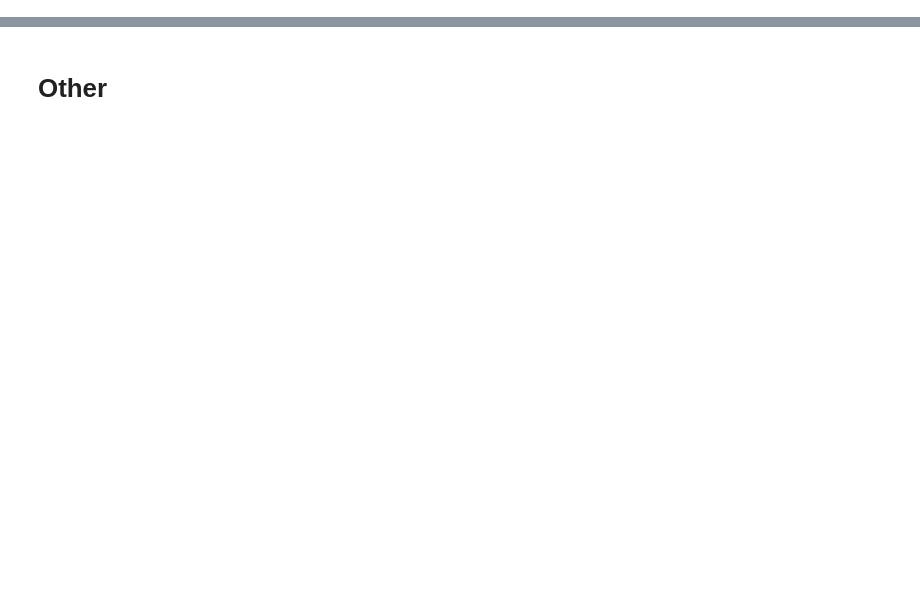
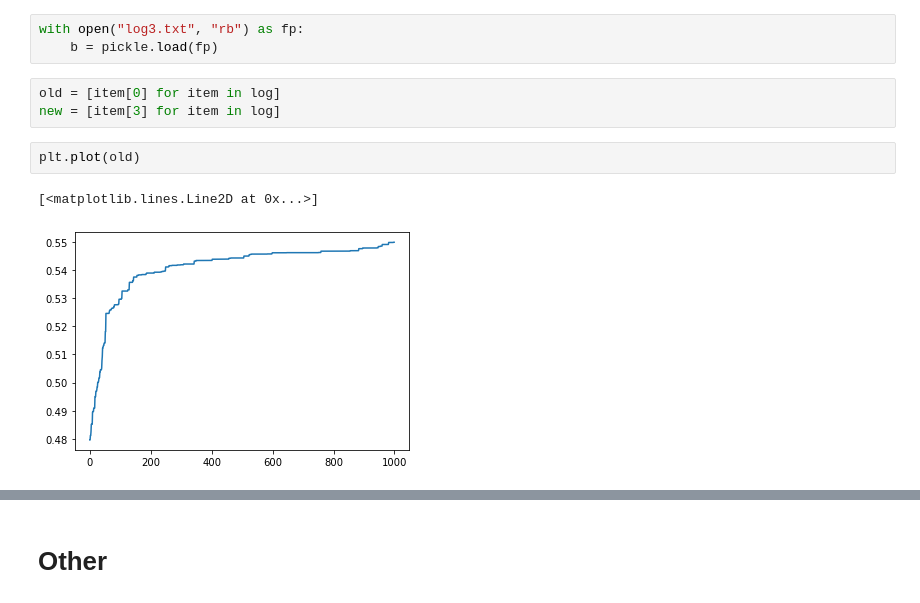
Before and after one commit to iamsmurph/SymBreak, a Jupyter notebook: generation_v4.ipynb, the cells around one changed output, grey strips where cells are left out. Drawn from its saved outputs; the diff is of its cells as text; blank space fills up the shorter version.

```diff
--- a/generation_v4.ipynb
+++ b/generation_v4.ipynb
@@ -210,0 +229,11 @@ Rejected: New score 0.18 <= old score 0.18
+# %%
+with open("log3.txt", "rb") as fp:
+    b = pickle.load(fp)
+# %%
+old = [item[0] for item in log]
+new = [item[3] for item in log]
+# %%
+plt.plot(old)
+# %% [output]
+[<matplotlib.lines.Line2D at 0x...>]
+[figure, added]
```
Also changed, not shown: parts of 44 cells of this notebook, 35 other files.
